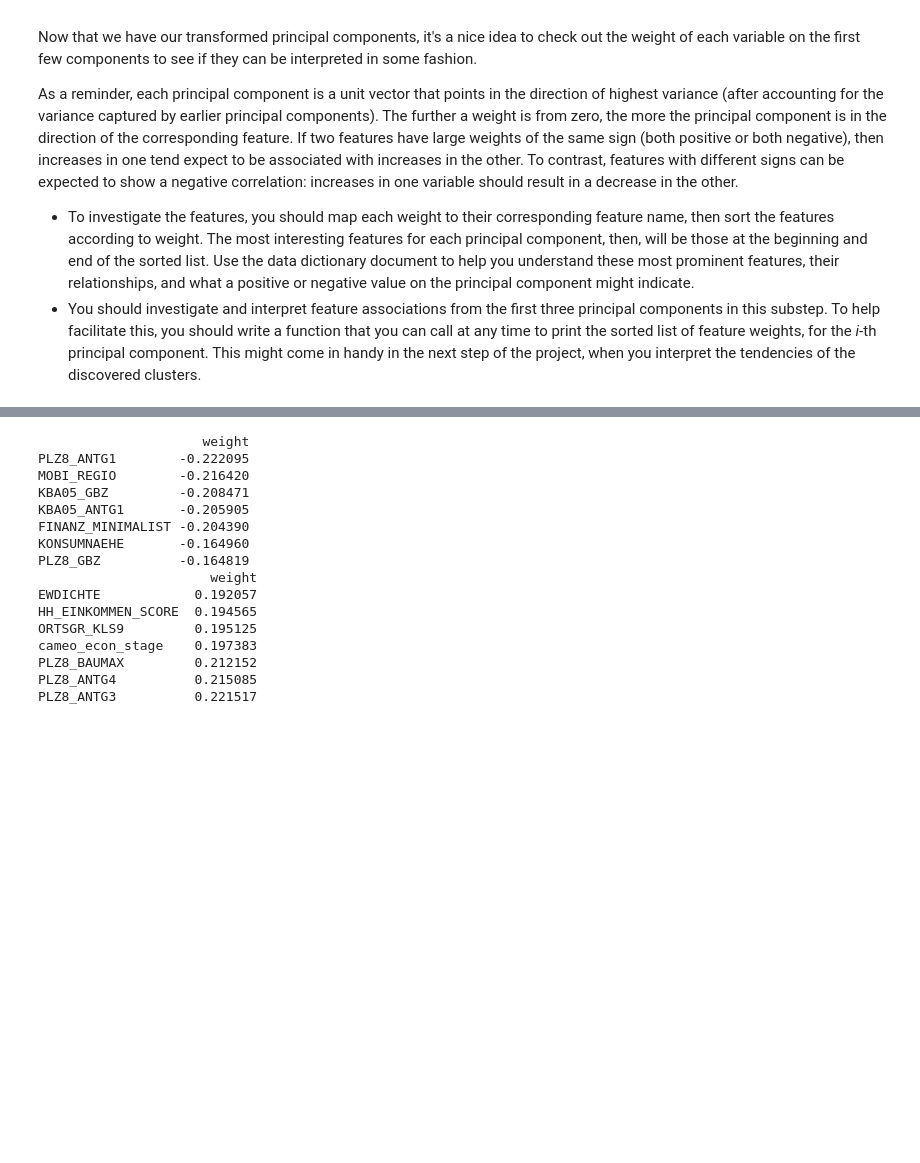
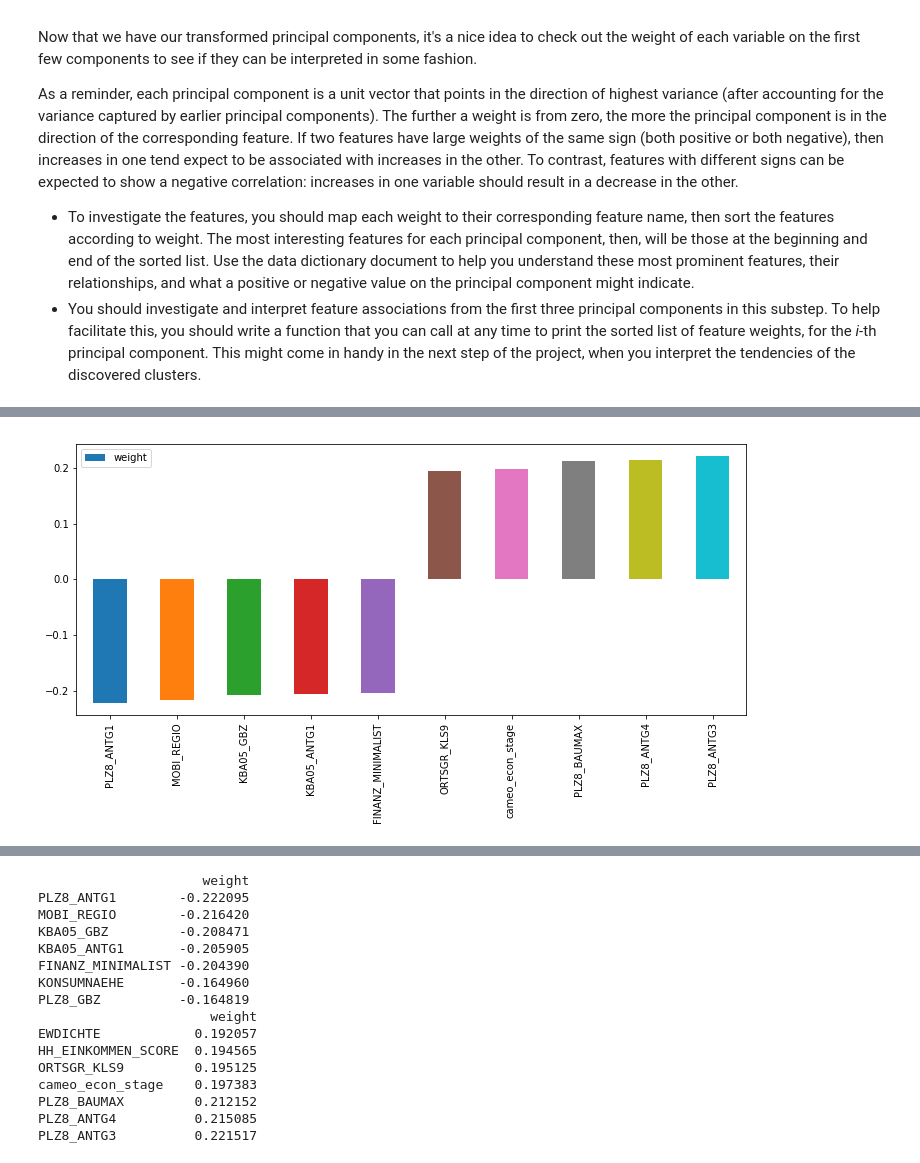
Before and after one commit to noreenwu/customer-segments, a Jupyter notebook: Identify_Customer_Segments.ipynb, the cells around one changed output, grey strips where cells are left out. Cells and saved outputs as stored; diff of their text form; code cells hidden in the pictures; blank space fills up the shorter version.

```diff
--- a/Identify_Customer_Segments.ipynb
+++ b/Identify_Customer_Segments.ipynb
@@ -1640,0 +1641,12 @@ def component_analysis(pca, i):
+# %%
+def get_component_important_weights(pca, i):
+    if i > len(pca.components_):
+        return "no info"
+
+    weight_df = pd.DataFrame({'weight': pca.components_[i]}, index=df_ss.columns)
+    head_df = weight_df.sort_values(by=['weight']).head(5)
+    tail_df = weight_df.sort_values(by=['weight']).tail(5)
+    wdf_head_tail = pd.concat([head_df, tail_df], axis=0, sort=True)
+    return wdf_head_tail
+# %%
+wdf = get_component_important_weights(pca, 0)
@@ -1640,0 +1667,4 @@ def component_analysis(pca, i):
+# %%
+ax = wdf.plot.bar(y='weight', rot=90, figsize=(12,5))
+# %% [output]
+[figure, added]
```
Also changed, not shown: parts of 29 cells of this notebook, 1 other file.
